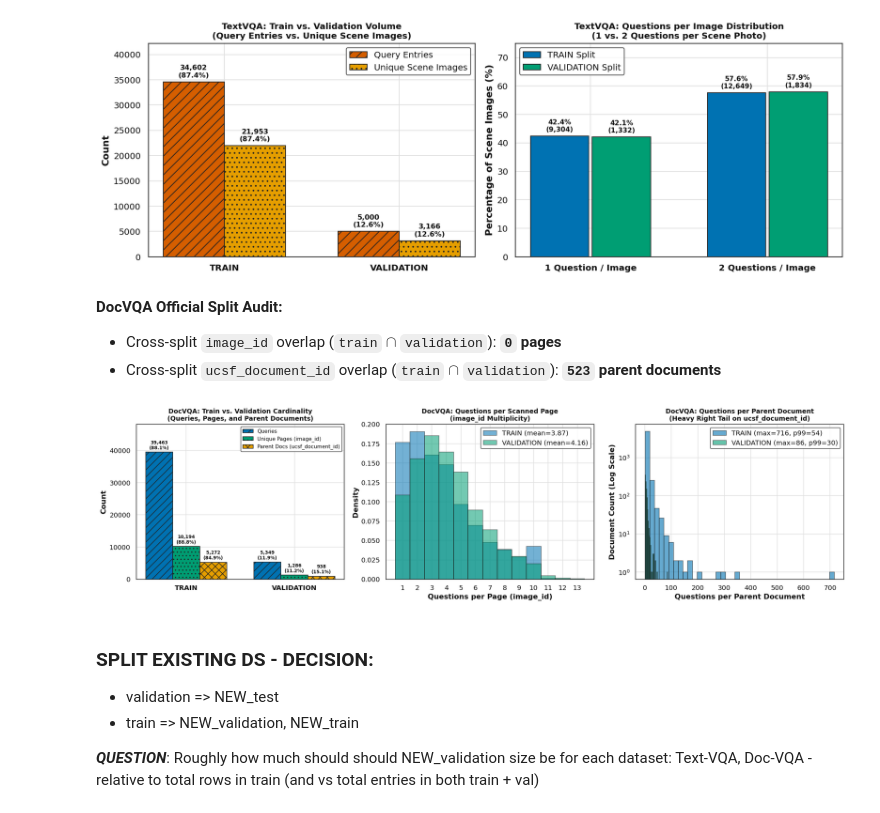
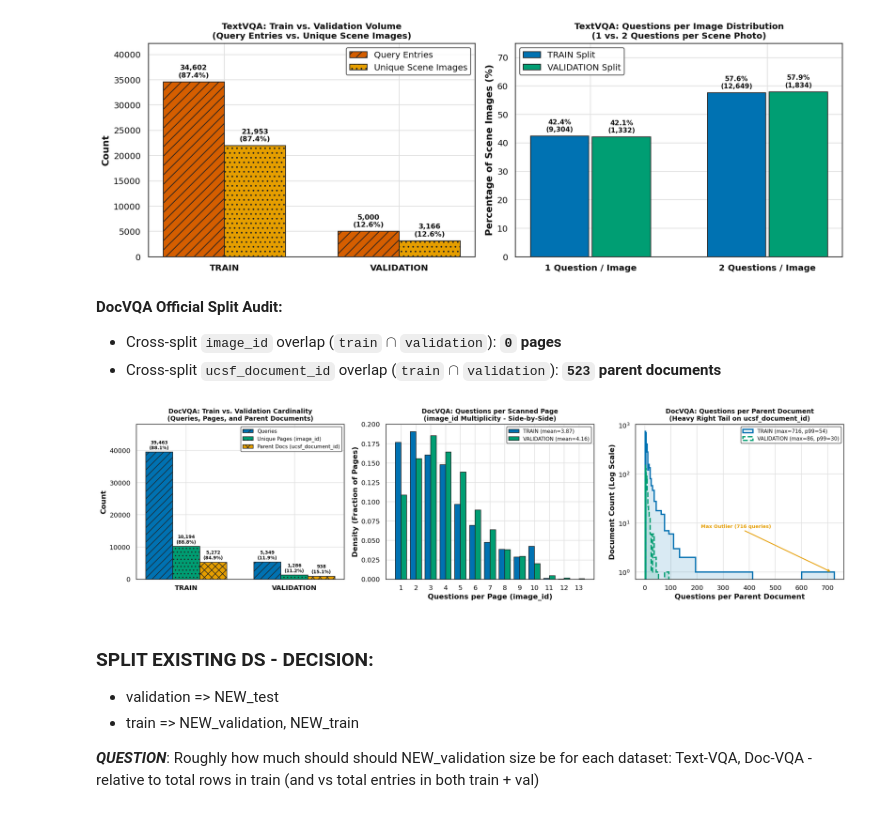
Before and after one commit to NhanChanDeo/VQA_Final_Thesis, a Jupyter notebook: DATA_PIPELINE/Split_DS_Decision.ipynb, the cells around one changed output. Cells and saved outputs as stored; diff of their text form; code cells hidden in the pictures.

Commit message:
update: new split

```diff
--- a/DATA_PIPELINE/Split_DS_Decision.ipynb
+++ b/DATA_PIPELINE/Split_DS_Decision.ipynb
@@ -684,48 +676,78 @@ for idx_m, (col_name, lbl, color, ht) in enumerate([
     bars = axes[0].bar(x + (idx_m - 1) * w, vals, width=w, color=color, edgecolor=PALETTE["slate"], hatch=ht, label=lbl)
     for b in bars:
         h = int(b.get_height())
         axes[0].annotate(f"{h:,}\n({h/tot*100:.1f}%)", xy=(b.get_x() + b.get_width()/2, h),
                          xytext=(0, 3), textcoords="offset points", ha="center", va="bottom", fontsize=7.5, fontweight="bold")
 
 axes[0].set_title("DocVQA: Train vs. Validation Cardinality\n(Queries, Pages, and Parent Documents)", fontsize=10.5)
 axes[0].set_xticks(x)
 axes[0].set_xticklabels([s.upper() for s in sp_names], fontweight="bold")
 axes[0].set_ylabel("Count")
 axes[0].set_ylim(0, max(doc_split_summary["entries"].to_list()) * 1.22)
 axes[0].legend(loc="upper right", fontsize=8.5)
 
-# Panel B: Questions per Page (image_id) Distribution
-for sp_name, col in [("train", PALETTE["train"]), ("validation", PALETTE["val"])]:
-    vals = doc_q_per_img.filter(pl.col("split") == sp_name)["q_per_page"].to_numpy()
-    bins = np.arange(1, vals.max() + 2) - 0.5
-    axes[1].hist(vals, bins=bins, density=True, alpha=0.55, color=col, edgecolor=PALETTE["slate"], label=f"{sp_name.upper()} (mean={vals.mean():.2f})")
+# Panel B: Questions per Page (image_id) Multiplicity (Side-by-Side Dodged Bars)
+# Eliminates alpha-blend conflation; enables direct side-by-side height comparison per integer tick
+page_bins = np.arange(1, 14)
+bar_w = 0.38
 
-axes[1].set_title("DocVQA: Questions per Scanned Page\n(image_id Multiplicity)", fontsize=10.5)
+doc_tr_page = doc_q_per_img.filter(pl.col("split") == "train")["q_per_page"].to_numpy()
+doc_va_page = doc_q_per_img.filter(pl.col("split") == "validation")["q_per_page"].to_numpy()
+
+tr_page_density = np.array([(doc_tr_page == k).mean() for k in page_bins])
+va_page_density = np.array([(doc_va_page == k).mean() for k in page_bins])
+
+axes[1].bar(page_bins - bar_w/2, tr_page_density, width=bar_w, color=PALETTE["train"],
+            edgecolor=PALETTE["slate"], label=f"TRAIN (mean={doc_tr_page.mean():.2f})")
+axes[1].bar(page_bins + bar_w/2, va_page_density, width=bar_w, color=PALETTE["val"],
+            edgecolor=PALETTE["slate"], label=f"VALIDATION (mean={doc_va_page.mean():.2f})")
+
+axes[1].set_title("DocVQA: Questions per Scanned Page\n(image_id Multiplicity - Side-by-Side)", fontsize=10.5)
 axes[1].set_xlabel("Questions per Page (image_id)")
-axes[1].set_ylabel("Density")
-axes[1].set_xticks(range(1, 14))
-axes[1].legend(loc="upper right")
+axes[1].set_ylabel("Density (Fraction of Pages)")
+axes[1].set_xticks(page_bins)
+axes[1].legend(loc="upper right", fontsize=8.5)
 
 # Panel C: Questions per Parent Document (ucsf_document_id) Tail Distribution (Log-Y)
-for sp_name, col in [("train", PALETTE["train"]), ("validation", PALETTE["val"])]:
-    q_doc = doc_hierarchy.filter(pl.col("split") == sp_name)["q_per_doc"].to_numpy()
-    axes[2].hist(q_doc, bins=40, log=True, alpha=0.6, color=col, edgecolor=PALETTE["slate"],
-                 label=f"{sp_name.upper()} (max={q_doc.max()}, p99={np.percentile(q_doc, 99):.0f})")
+# Continuous step outline (solid for TRAIN, dashed for VAL) prevents overlap occlusion in heavy tail
+q_doc_tr = doc_hierarchy.filter(pl.col("split") == "train")["q_per_doc"].to_numpy()
+q_doc_va = doc_hierarchy.filter(pl.col("split") == "validation")["q_per_doc"].to_numpy()
+
+log_bins = np.logspace(np.log10(1), np.log10(max(q_doc_tr.max(), q_doc_va.max()) + 10), 36)
+
+# TRAIN: Solid line step profile with faint background tint
+axes[2].hist(q_doc_tr, bins=log_bins, log=True, histtype="step", linewidth=2.2, linestyle="-",
+             color=PALETTE["train"], label=f"TRAIN (max={q_doc_tr.max()}, p99={np.percentile(q_doc_tr, 99):.0f})")
+axes[2].hist(q_doc_tr, bins=log_bins, log=True, histtype="stepfilled", alpha=0.15, color=PALETTE["train"])
+
+# VALIDATION: Dashed line step profile with faint background tint
+axes[2].hist(q_doc_va, bins=log_bins, log=True, histtype="step", linewidth=2.2, linestyle="--",
+             color=PALETTE["val"], label=f"VALIDATION (max={q_doc_va.max()}, p99={np.percentile(q_doc_va, 99):.0f})")
+axes[2].hist(q_doc_va, bins=log_bins, log=True, histtype="stepfilled", alpha=0.15, color=PALETTE["val"])
+
+# Direct outlier annotation pointing out the extreme heavy tail on ucsf_document_id
+axes[2].annotate(
+    f"Max Outlier ({q_doc_tr.max()} queries)",
+    xy=(q_doc_tr.max(), 1),
+    xytext=(q_doc_tr.max() * 0.30, 8),
+    arrowprops=dict(arrowstyle="->", color=PALETTE["accent"], lw=1.5),
+    fontsize=8, fontweight="bold", color=PALETTE["accent"]
+)
 
 axes[2].set_title("DocVQA: Questions per Parent Document\n(Heavy Right Tail on ucsf_document_id)", fontsize=10.5)
 axes[2].set_xlabel("Questions per Parent Document")
 axes[2].set_ylabel("Document Count (Log Scale)")
-axes[2].legend(loc="upper right")
+axes[2].legend(loc="upper right", fontsize=8.5)
 
 plt.tight_layout()
 doc_fig_path = REL_FIG_DIR / "polars_docvqa_explore.png"
 plt.savefig(doc_fig_path, bbox_inches="tight")
 plt.show()
 # %% [output]
 **DocVQA Official Split Audit:**
 - Cross-split `image_id` overlap (`train` $\cap$ `validation`): **`0` pages**
 - Cross-split `ucsf_document_id` overlap (`train` $\cap$ `validation`): **`523` parent documents**
-[figure, old version]
+[figure, new version]
 # %% [markdown]
 ### SPLIT EXISTING DS - DECISION:
 - validation => NEW_test
```
Also changed, not shown: parts of 1 cell of this notebook, 7 other files.
